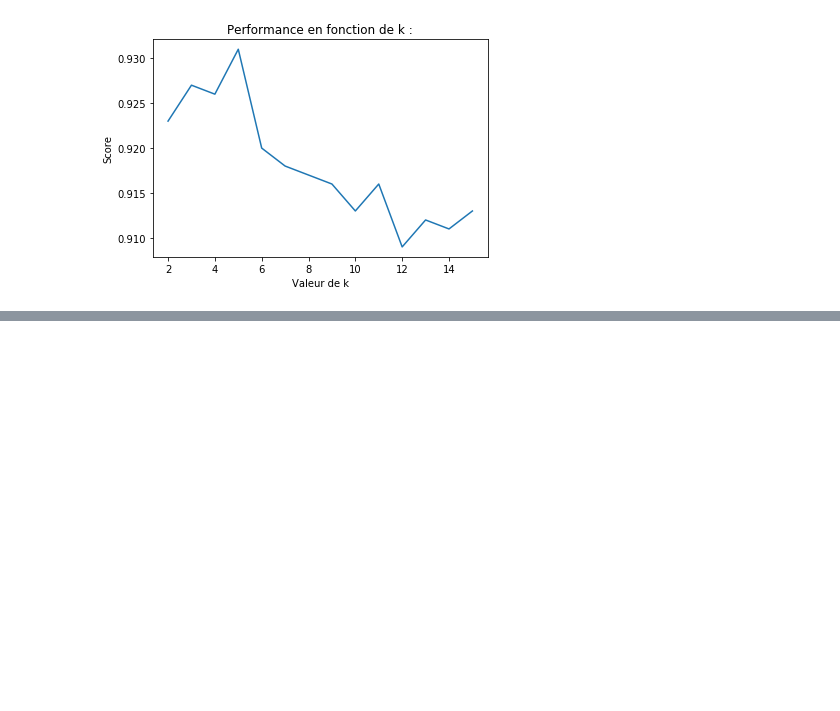
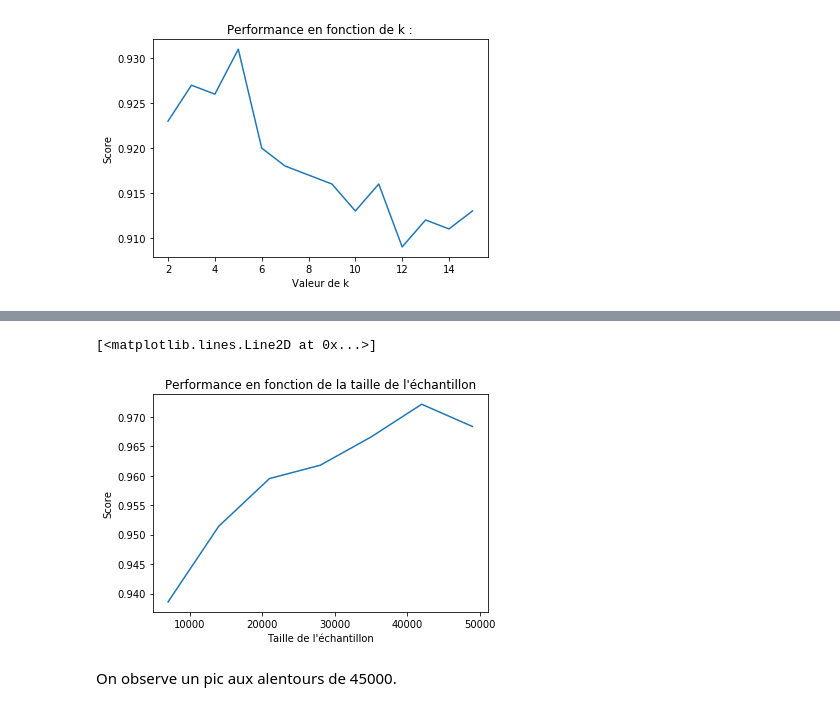
Before and after one commit to thomascazaubon/Apprentissage_Cazaubon_Plantec, a Jupyter notebook: TP1_KNN_CAZAUBON_PLANTEC.ipynb, the cells around one changed output, grey strips where cells are left out. Saved outputs shown, nothing was run; the diff lists cells and outputs as text; code cells hidden in the pictures; blank space fills up the shorter version.

```diff
--- a/TP1_KNN_CAZAUBON_PLANTEC.ipynb
+++ b/TP1_KNN_CAZAUBON_PLANTEC.ipynb
@@ -208,0 +248,21 @@ show()
+# %%
+from pylab import *
+scores = []
+
+for i in range(1,8) :
+    data = np.random.randint(70000, size=i*7000)
+    xtrain, xtest, ytrain, ytest = model_selection.train_test_split(mnist.data[data], mnist.target[data], train_size=0.9)
+    clf = neighbors.KNeighborsClassifier(5)
+    clf.fit(xtrain, ytrain)
+    score = clf.score(xtest, ytest)
+    scores.append(score)
+# %%
+plt.xlabel("Taille de l'échantillon")
+plt.ylabel("Score")
+plt.title("Performance en fonction de la taille de l'échantillon")
+plt.plot(range(7000,50000,7000),scores)
+# %% [output]
+[<matplotlib.lines.Line2D at 0x...>]
+[figure, added]
+# %% [markdown]
+On observe un pic aux alentours de 45000.
```
Also changed, not shown: parts of 10 cells of this notebook.
